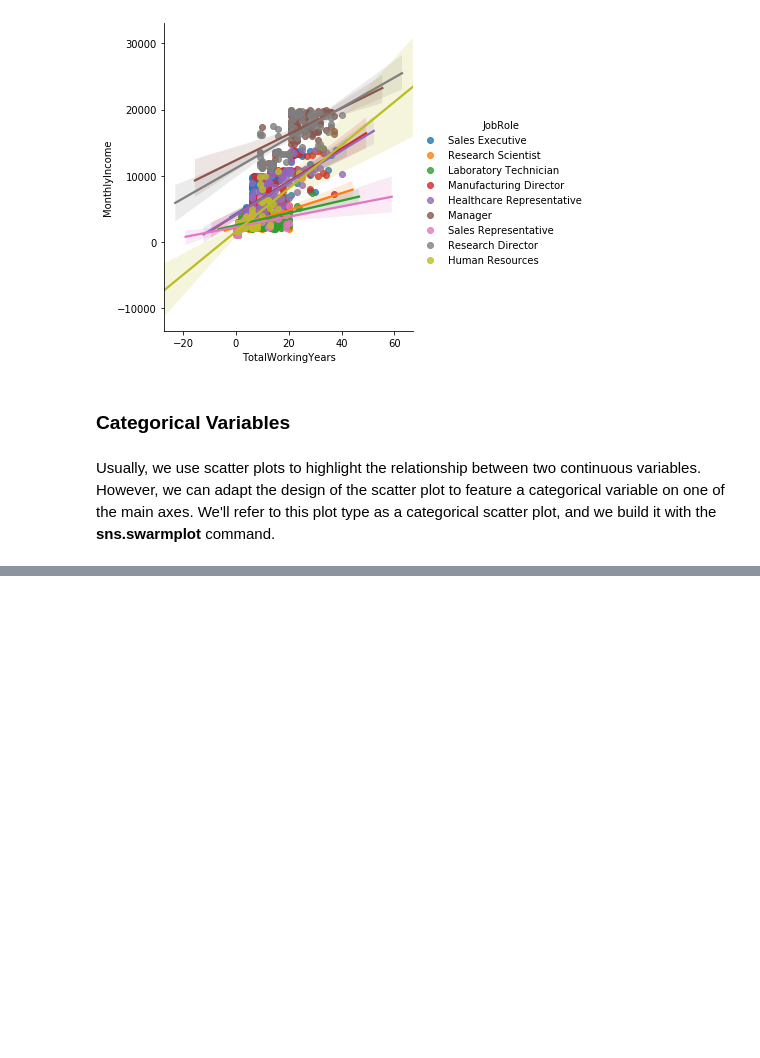
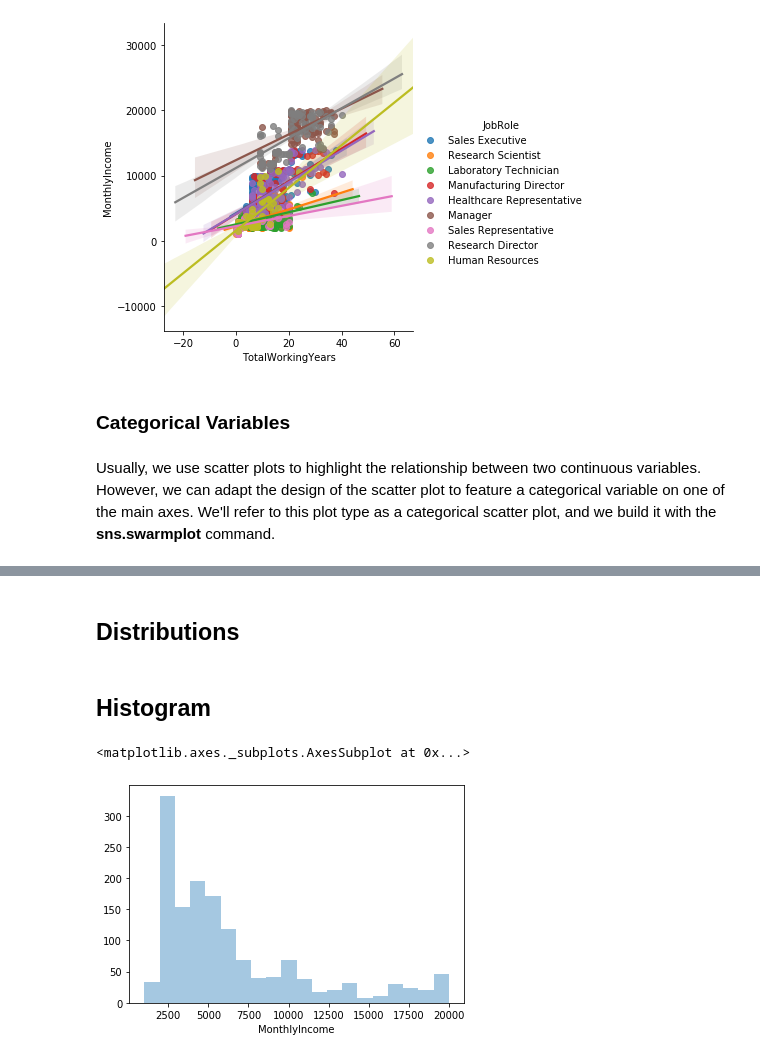
Before and after one commit to AubreyJohns/Data-Visualization, a Jupyter notebook: Data Visualization Seaborn.ipynb, the cells around one changed output, grey strips where cells are left out. Saved outputs shown, nothing was run; the diff lists cells and outputs as text; code cells hidden in the pictures; blank space fills up the shorter version.

```diff
--- a/Data Visualization Seaborn.ipynb
+++ b/Data Visualization Seaborn.ipynb
@@ -272,0 +276,10 @@ sns.swarmplot(x=hr_df['Education'],
+# %% [markdown]
+## Distributions
+# %% [markdown]
+## Histogram
+# %%
+# Histogram
+sns.distplot(a=hr_df['MonthlyIncome'], kde=False)
+# %% [output]
+<matplotlib.axes._subplots.AxesSubplot at 0x...>
+[figure, added]
```
Also changed, not shown: parts of 11 cells of this notebook.
